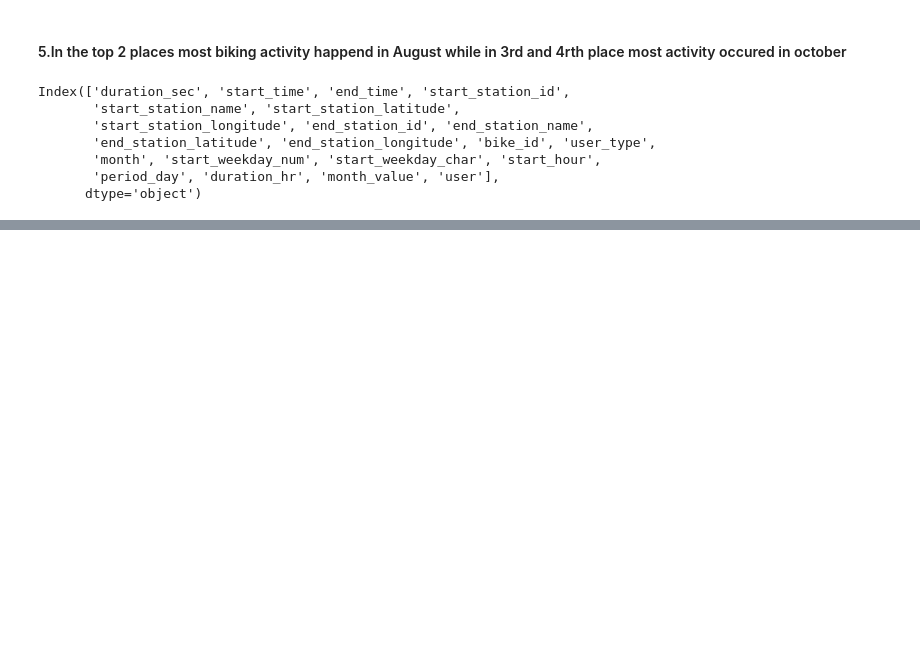
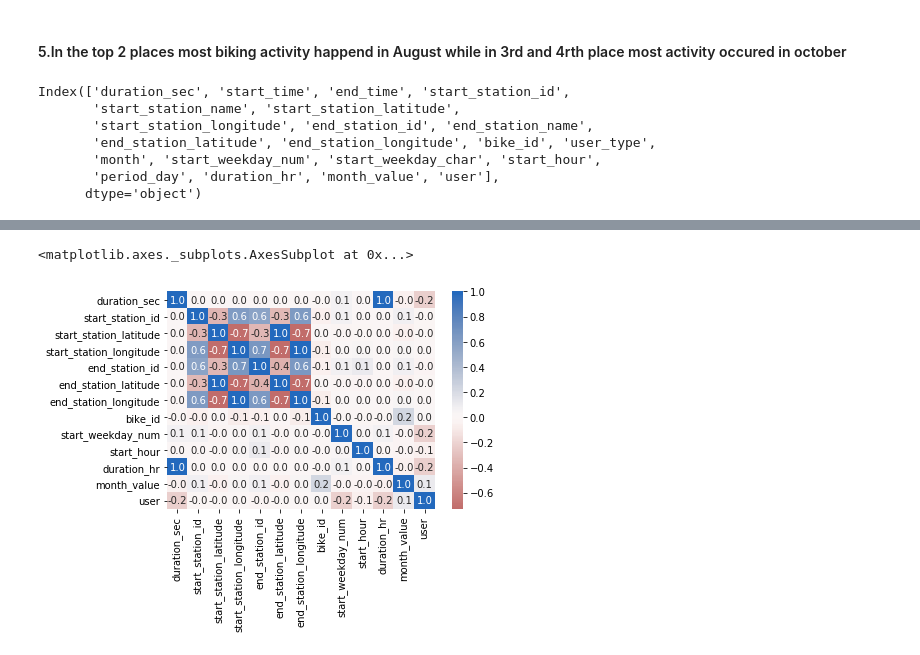
Before and after one commit to Siddharth1698/Ford-GoBike-Data-Visualization, a Jupyter notebook: exploration.ipynb, the cells around one changed output, grey strips where cells are left out. Saved outputs shown, nothing was run; the diff lists cells and outputs as text; code cells hidden in the pictures; blank space fills up the shorter version.

```diff
--- a/exploration.ipynb
+++ b/exploration.ipynb
@@ -414,0 +451,5 @@ sb.countplot(data = df, y = 'user', hue = 'period_day')
+# %%
+sb.heatmap(df.corr(), annot = True, fmt = '.1f', cmap = 'vlag_r', center = 0)
+# %% [output]
+<matplotlib.axes._subplots.AxesSubplot at 0x...>
+[figure, added]
```
Also changed, not shown: parts of 9 cells of this notebook.
